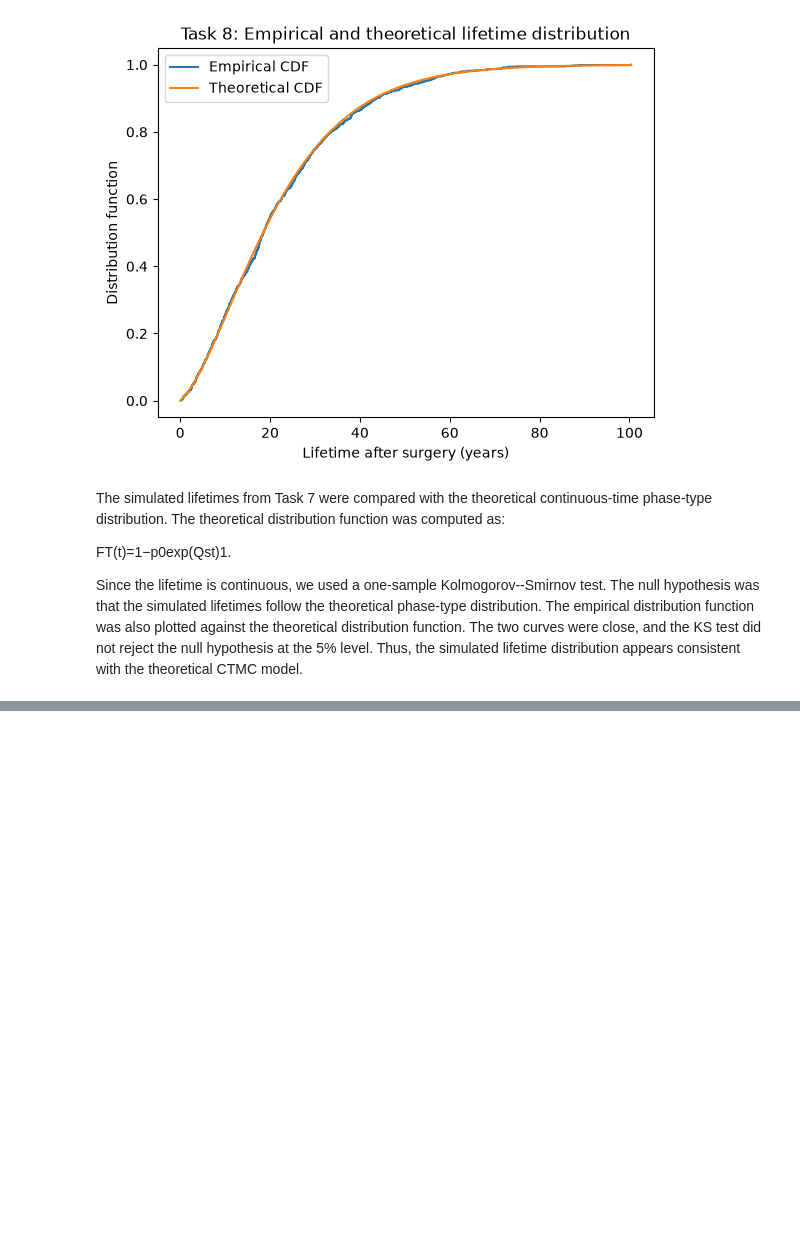
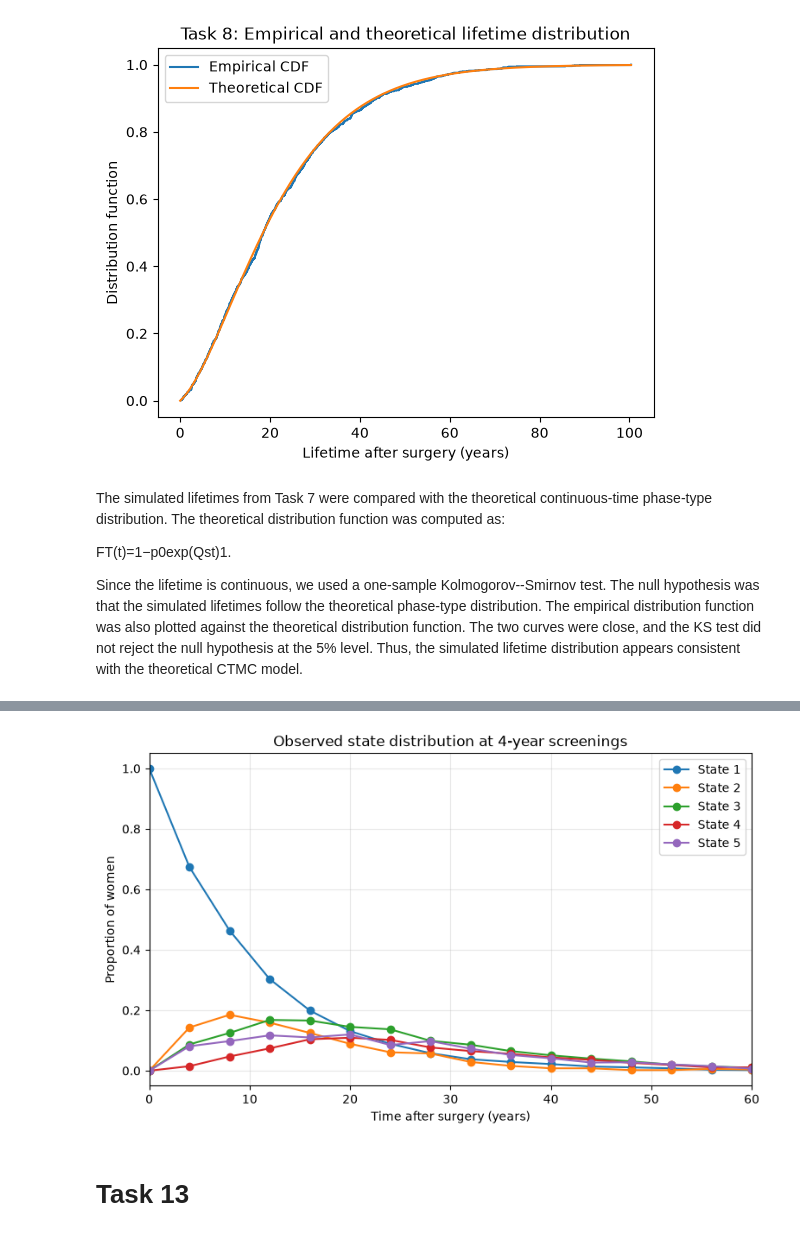
Before and after one commit to VictorMoesgaardStege/Stochastic-Simulation-Project-1, a Jupyter notebook: project1.ipynb, the cells around one changed output, grey strips where cells are left out. Drawn from its saved outputs; the diff is of its cells as text; code cells hidden in the pictures; blank space fills up the shorter version.

```diff
--- a/project1.ipynb
+++ b/project1.ipynb
@@ -971,0 +1239,37 @@ Since the lifetime is continuous, we used a one-sample Kolmogorov--Smirnov test.
+# %%
+# Maximum observed series length
+max_len = max(len(series) for series in observed_series)
+
+# Count observed states at each screening index
+state_counts = np.zeros((max_len, 5), dtype=int)
+
+for series in observed_series:
+    for k, state in enumerate(series):
+        state_counts[k, state - 1] += 1
+
+# Convert to proportions out of all 1000 women
+state_props = state_counts / n_women
+
+screening_times_years = np.arange(max_len) * observation_interval / 12
+# %%
+plt.figure(figsize=(9, 5))
+
+for state in range(5):
+    plt.plot(
+        screening_times_years,
+        state_props[:, state],
+        marker="o",
+        label=f"State {state + 1}"
+    )
+
+plt.xlabel("Time after surgery (years)")
+plt.ylabel("Proportion of women")
+plt.title("Observed state distribution at 4-year screenings")
+plt.legend()
+plt.xlim(0, 60)
+plt.grid(alpha=0.3)
+plt.show()
+# %% [output]
+[figure, added]
+# %% [markdown]
+# Task 13
```
Also changed, not shown: parts of 49 cells of this notebook.
